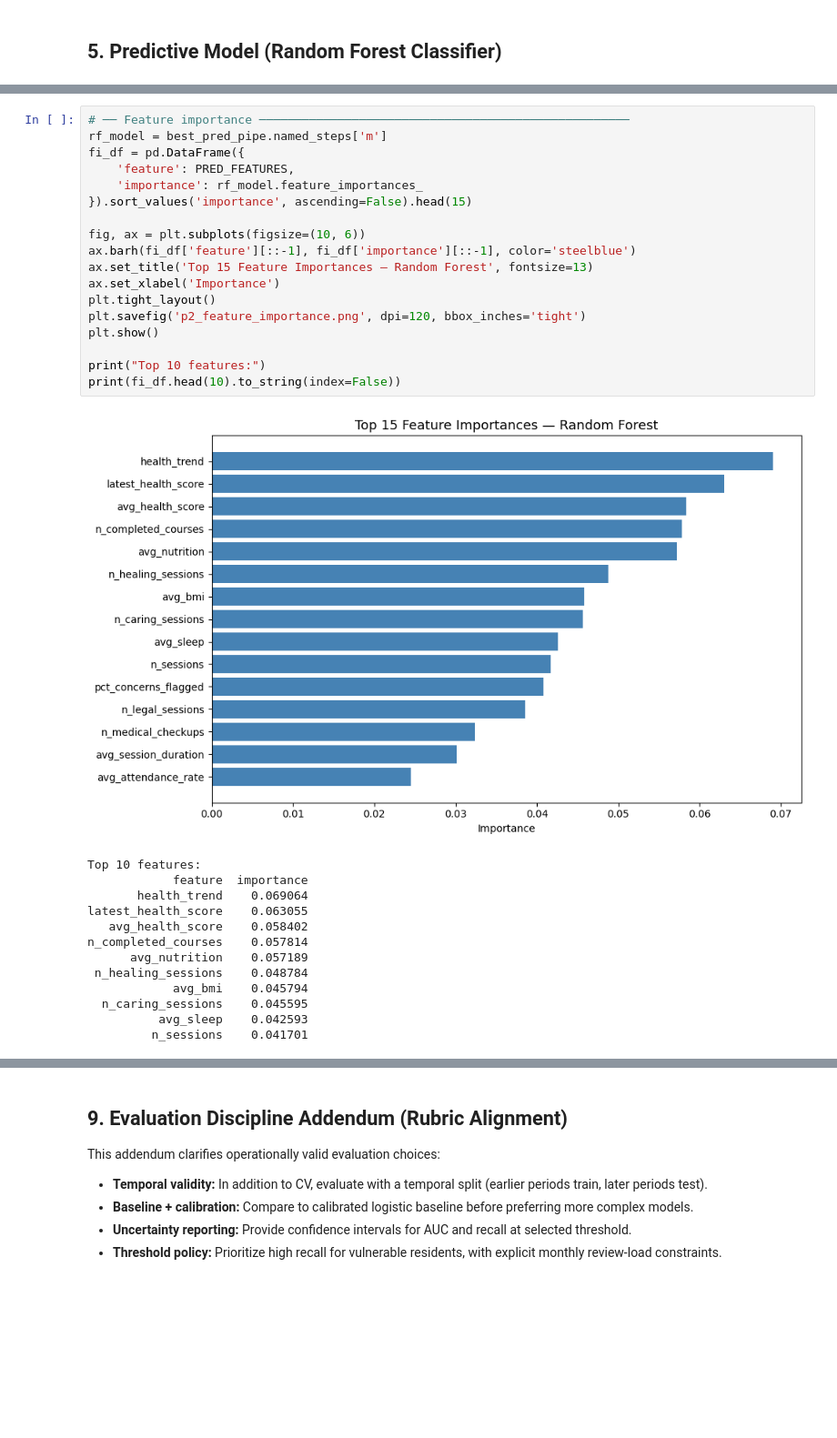
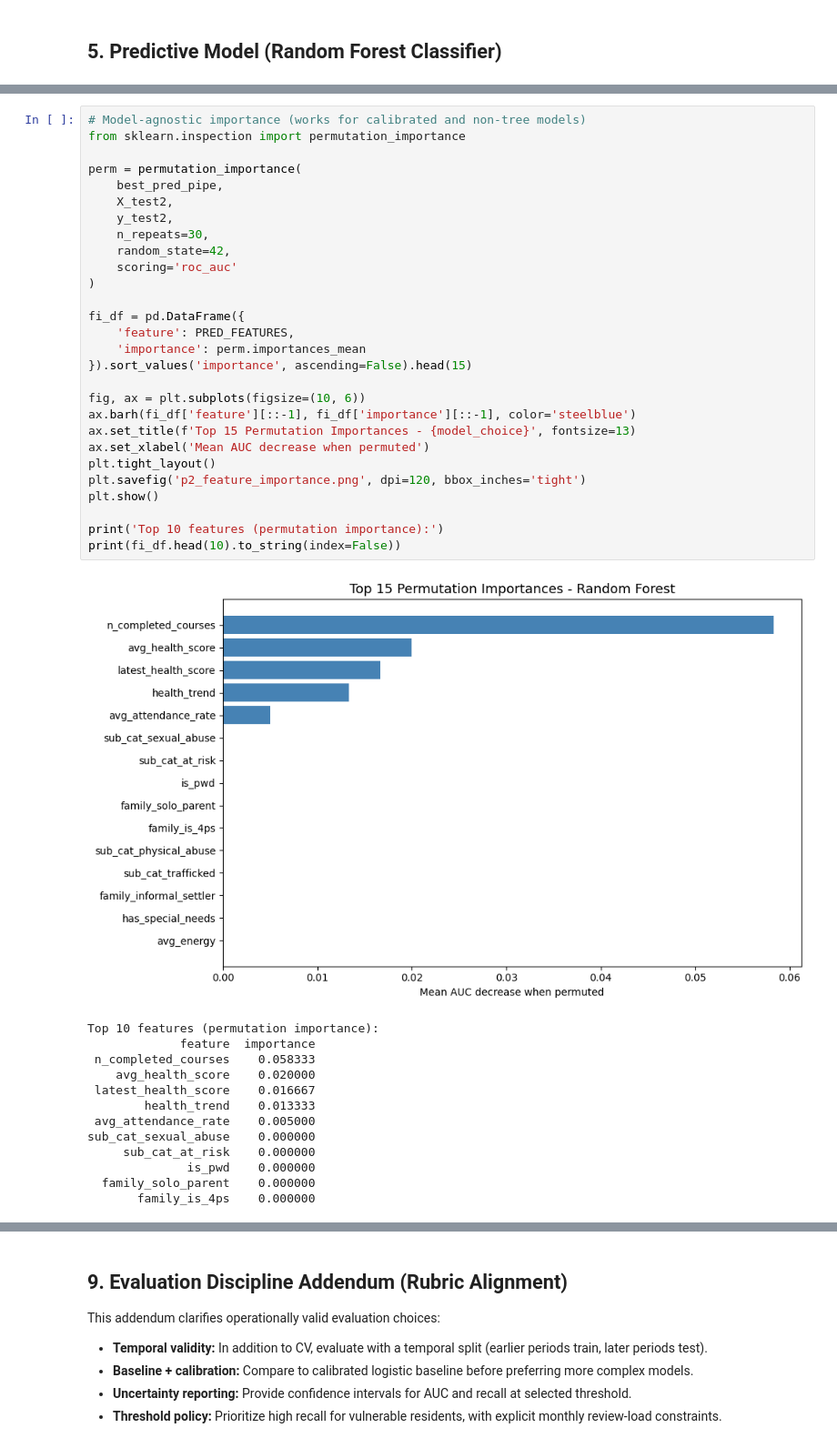
Before and after one commit to CajunCloudServices/Intex_II, a Jupyter notebook: ml-pipelines/reintegration-readiness.ipynb, the cells around one changed output, grey strips where cells are left out. Shown at 91% size. Drawn from its saved outputs; the diff is of its cells as text; blank space fills up the shorter version.

```diff
--- a/ml-pipelines/reintegration-readiness.ipynb
+++ b/ml-pipelines/reintegration-readiness.ipynb
@@ -486,35 +625,45 @@ weighted avg       0.69      0.83      0.76        12
 # %%
-# ── Feature importance ────────────────────────────────────────────────────
-rf_model = best_pred_pipe.named_steps['m']
+# Model-agnostic importance (works for calibrated and non-tree models)
+from sklearn.inspection import permutation_importance
+
+perm = permutation_importance(
+    best_pred_pipe,
+    X_test2,
+    y_test2,
+    n_repeats=30,
+    random_state=42,
+    scoring='roc_auc'
+)
+
 fi_df = pd.DataFrame({
     'feature': PRED_FEATURES,
-    'importance': rf_model.feature_importances_
+    'importance': perm.importances_mean
 }).sort_values('importance', ascending=False).head(15)
 
 fig, ax = plt.subplots(figsize=(10, 6))
 ax.barh(fi_df['feature'][::-1], fi_df['importance'][::-1], color='steelblue')
-ax.set_title('Top 15 Feature Importances — Random Forest', fontsize=13)
-ax.set_xlabel('Importance')
+ax.set_title(f'Top 15 Permutation Importances - {model_choice}', fontsize=13)
+ax.set_xlabel('Mean AUC decrease when permuted')
 plt.tight_layout()
 plt.savefig('p2_feature_importance.png', dpi=120, bbox_inches='tight')
 plt.show()
 
-print("Top 10 features:")
+print('Top 10 features (permutation importance):')
 print(fi_df.head(10).to_string(index=False))
 # %% [output]
-[figure, old version]
+[figure, new version]
-Top 10 features:
-            feature  importance
-       health_trend    0.069064
-latest_health_score    0.063055
-   avg_health_score    0.058402
-n_completed_courses    0.057814
-      avg_nutrition    0.057189
- n_healing_sessions    0.048784
-            avg_bmi    0.045794
-  n_caring_sessions    0.045595
-          avg_sleep    0.042593
-         n_sessions    0.041701
+Top 10 features (permutation importance):
+             feature  importance
+ n_completed_courses    0.058333
+    avg_health_score    0.020000
+ latest_health_score    0.016667
+        health_trend    0.013333
+ avg_attendance_rate    0.005000
+sub_cat_sexual_abuse    0.000000
+     sub_cat_at_risk    0.000000
+              is_pwd    0.000000
+  family_solo_parent    0.000000
+       family_is_4ps    0.000000
 # %% [markdown]
 ## 6. Evaluation & Interpretation
 
```
Also changed, not shown: parts of 5 cells of this notebook, 13 other files.
